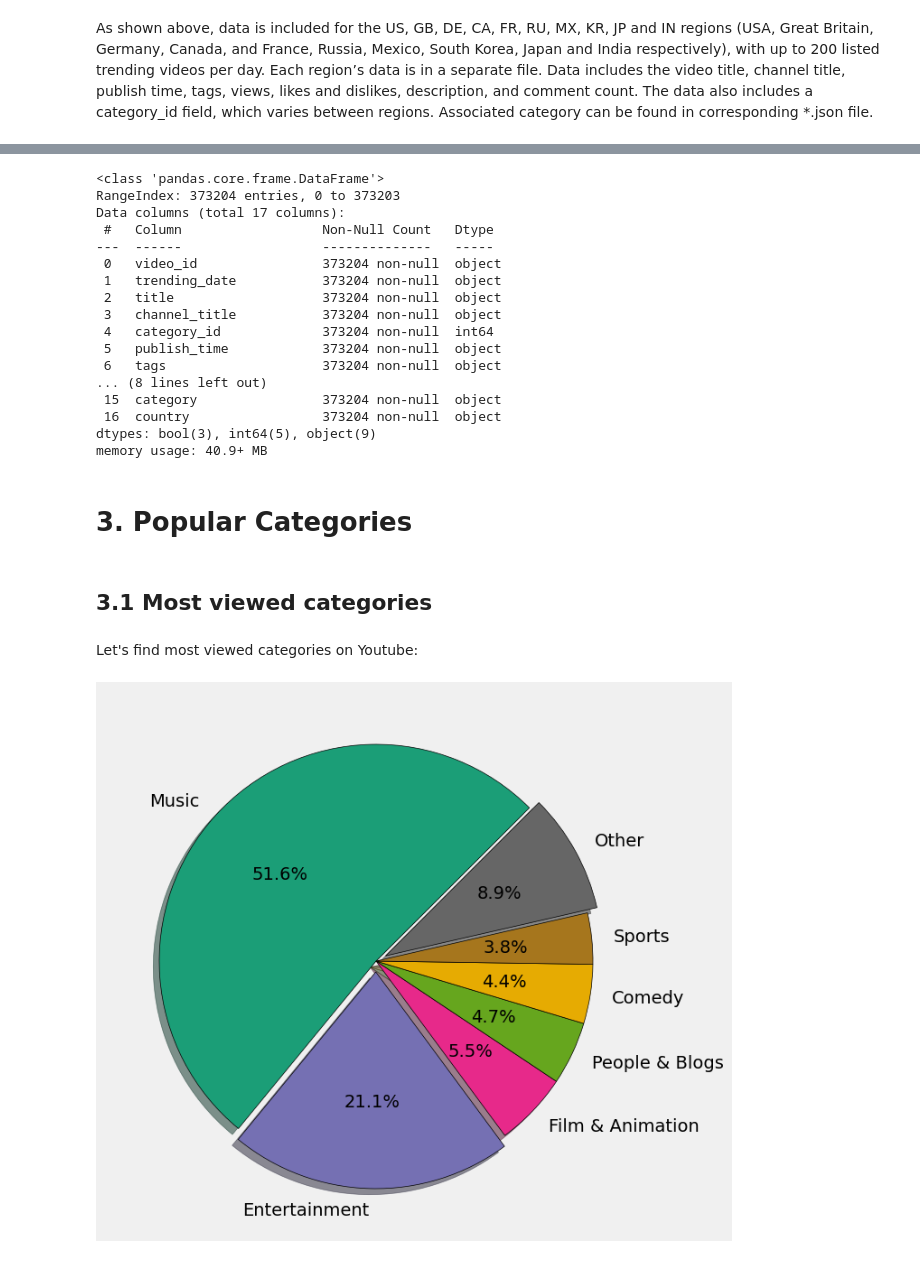
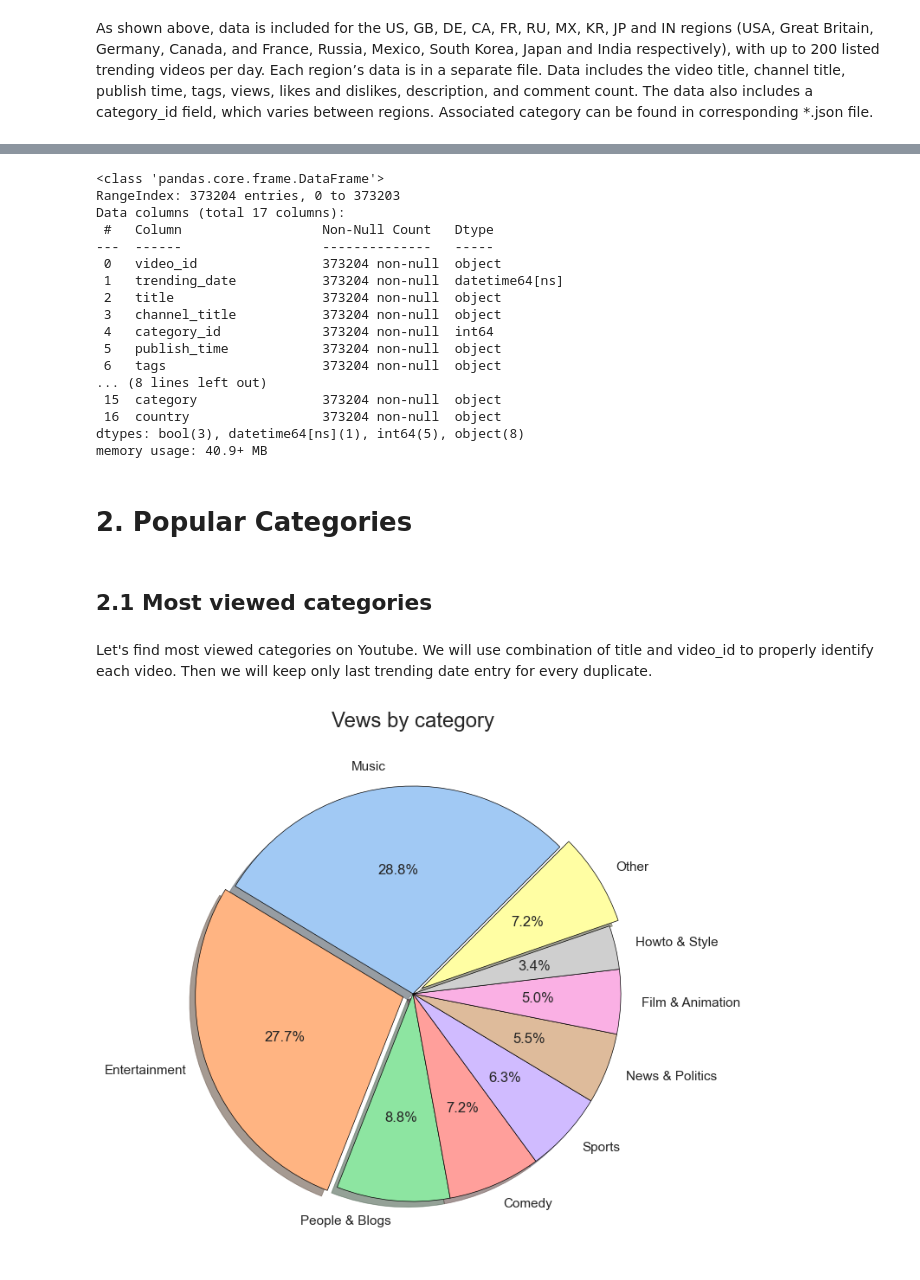
Before and after one commit to Eugeniy-Makarevich/Youtube-trending-videos, a Jupyter notebook: youtube_videos.ipynb, the cells around one changed output, grey strips where cells are left out. Cells and saved outputs as stored; diff of their text form; code cells hidden in the pictures.

```diff
--- a/youtube_videos.ipynb
+++ b/youtube_videos.ipynb
@@ -9,13 +9,18 @@
 # %% [markdown]
 Import essential modules:
 # %%
+# modules
 import pandas as pd
 import numpy as np
 import os
 import matplotlib.pyplot as plt
 import matplotlib as mpl
+import seaborn as sns
 import json
-plt.style.use('fivethirtyeight')
+from scipy import stats
+# general options
+sns.set_theme()
+plt.style.use('bmh')
 # %% [markdown]
 First let's unpack the archive and check it content:
 # %%
@@ -123,6 +128,9 @@ countryList = {'CA': 'Canada', 'US': 'United States', 'RU': 'Russia',
                'KR': 'South Korea', 'IN': 'India', 'FR': 'France',
                'DE': 'Germany'}
 df['country'] = df['region'].map(countryList)
+
+# convert trending date to datetime format:
+df['trending_date'] = pd.to_datetime(df['trending_date'], format="%y.%d.%m")
 # %%
 df.info()
 # %% [output]
@@ -132,7 +140,7 @@ Data columns (total 17 columns):
  #   Column                  Non-Null Count   Dtype
 ---  ------                  --------------   -----
  0   video_id                373204 non-null  object
- 1   trending_date           373204 non-null  object
+ 1   trending_date           373204 non-null  datetime64[ns]
  2   title                   373204 non-null  object
  3   channel_title           373204 non-null  object
  4   category_id             373204 non-null  int64
@@ -141,43 +149,46 @@ Data columns (total 17 columns):
 ... (8 lines left out)
  15  category                373204 non-null  object
  16  country                 373204 non-null  object
-dtypes: bool(3), int64(5), object(9)
+dtypes: bool(3), datetime64[ns](1), int64(5), object(8)
 memory usage: 40.9+ MB
 # %% [markdown]
-# 3. Popular Categories
+# 2. Popular Categories
 # %% [markdown]
-## 3.1 Most viewed categories
+## 2.1 Most viewed categories
 # %% [markdown]
-Let's find most viewed categories on Youtube:
+Let's find most viewed categories on Youtube. We will use combination of title and video_id to properly identify each video. Then we will keep only last trending date entry for every duplicate.
+# %%
+# create dataframe
+df1 = df.sort_values(by='trending_date', ascending=False)
+df1 = df1.drop_duplicates(['video_id', 'title'], keep='first')
+
+# group by category and calculate views percentage
+df1 = df1.groupby('category').agg({'views': 'sum'}).sort_values(
+    by='views', ascending=False)
+df1 = df1.apply(lambda x: round(100 * x / float(x.sum()), 1))
 # %%
-df1 = df.groupby('category').agg({'views': 'sum'}).sort_values(
-    by='views', ascending=False)
-df1 = df1.apply(lambda x: round(100 * x / float(x.sum()), 1))
-#df1 = df1.loc[df1['views'] >= 3]
-
 # create slices
-slices = [x for x in df1['views'] if x>=3]
-other = sum([x for x in df1['views'] if x<3])
+slices = [x for x in df1['views'] if x >= 3]
+other = sum([x for x in df1['views'] if x < 3])
 slices.append(other)
 
 # create labels
 labels = list(df1.index[0:len(slices)-1])
 labels.append('Other')
 
 # colormap and style
-cmap = mpl.cm.get_cmap('Dark2')
-categoryColors = [cmap(x) for x in np.linspace(0.1, 1, len(slices))]
-#plt.style.use('grayscale')
+categoryColors = sns.color_palette('pastel')[0:len(slices)]
 explode = [0 for x in range(len(slices))]
 explode[1] = 0.05
 explode[-1] = 0.05
 
 # plot
 fig, ax = plt.subplots(figsize=(4, 5))
 fig.subplots_adjust(0.2,0,2,1.2)
 pie = ax.pie(slices, labels=labels,
              wedgeprops={'edgecolor': 'black'},
              colors=categoryColors, explode=explode,
              shadow=True, startangle=45, autopct='%1.1f%%')
+title = plt.title('Vews by category')
 # %% [output]
-[figure, old version]
+[figure, new version]
```
Also changed, not shown: parts of 29 cells of this notebook.
